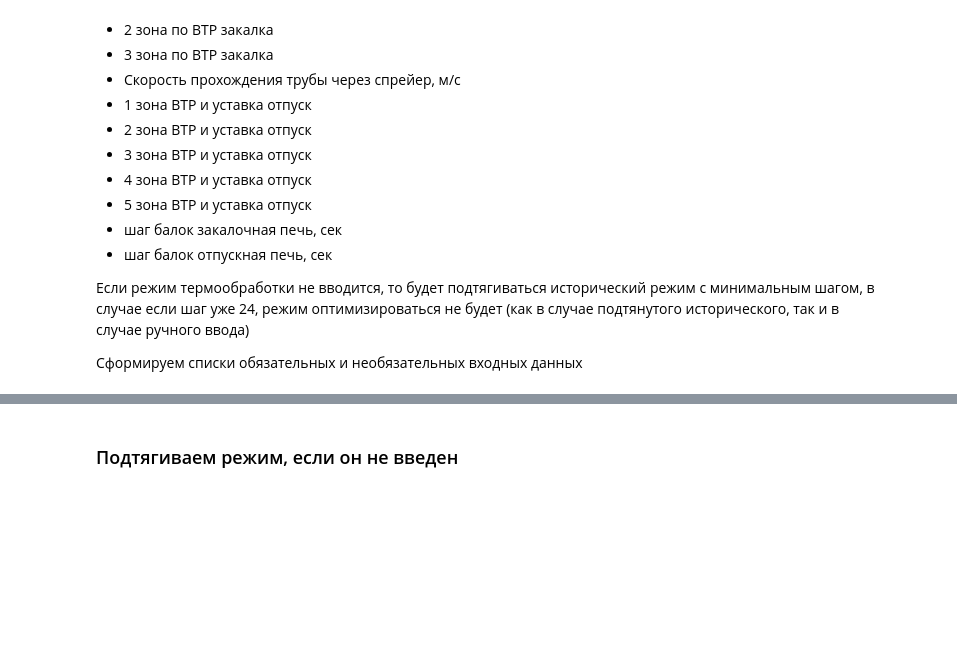
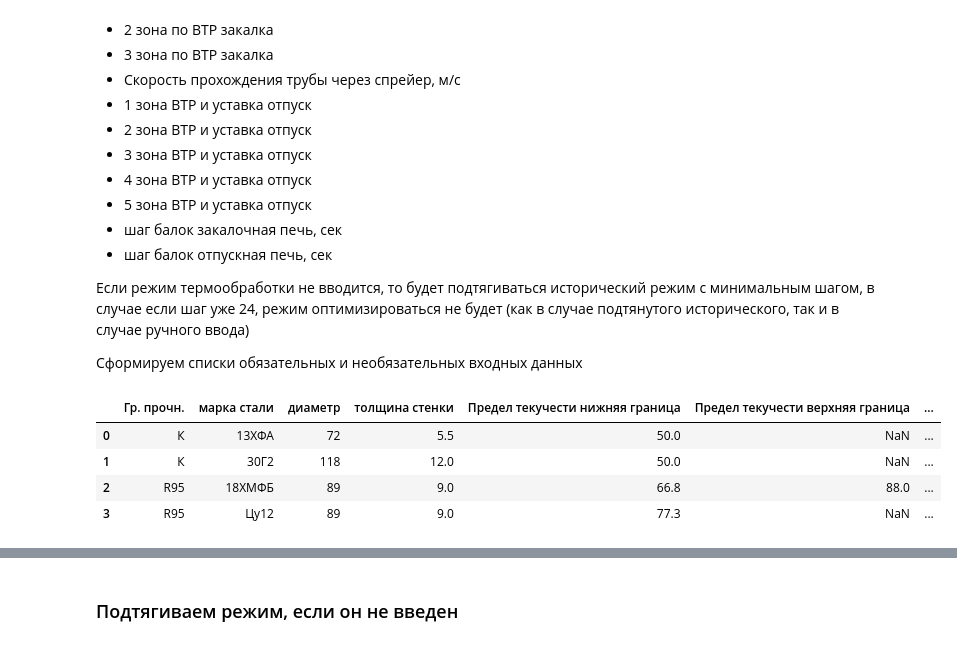
Before and after one commit to ChelpipeBigDataTeam/PNTZ, a Jupyter notebook: Optimizer-Copy1.ipynb, the cells around one changed output, grey strips where cells are left out. Drawn from its saved outputs; the diff is of its cells as text; code cells hidden in the pictures; blank space fills up the shorter version.

```diff
--- a/Optimizer-Copy1.ipynb
+++ b/Optimizer-Copy1.ipynb
@@ -122,3 +122,11 @@ ls_additional = [
     'шаг балок закалочная печь, сек',
     'шаг балок отпускная печь, сек'
 ]
+# %%
+table_for_optimize
+# %% [output]
+|  | Гр. прочн. | марка стали | диаметр | толщина стенки | Предел текучести нижняя граница | Предел текучести верхняя граница | ... |
+| 0 | К | 13ХФА | 72 | 5.5 | 50.0 | NaN | ... |
+| 1 | К | 30Г2 | 118 | 12.0 | 50.0 | NaN | ... |
+| 2 | R95 | 18ХМФБ | 89 | 9.0 | 66.8 | 88.0 | ... |
+| 3 | R95 | Цу12 | 89 | 9.0 | 77.3 | NaN | ... |
```
Also changed, not shown: parts of 16 cells of this notebook.
